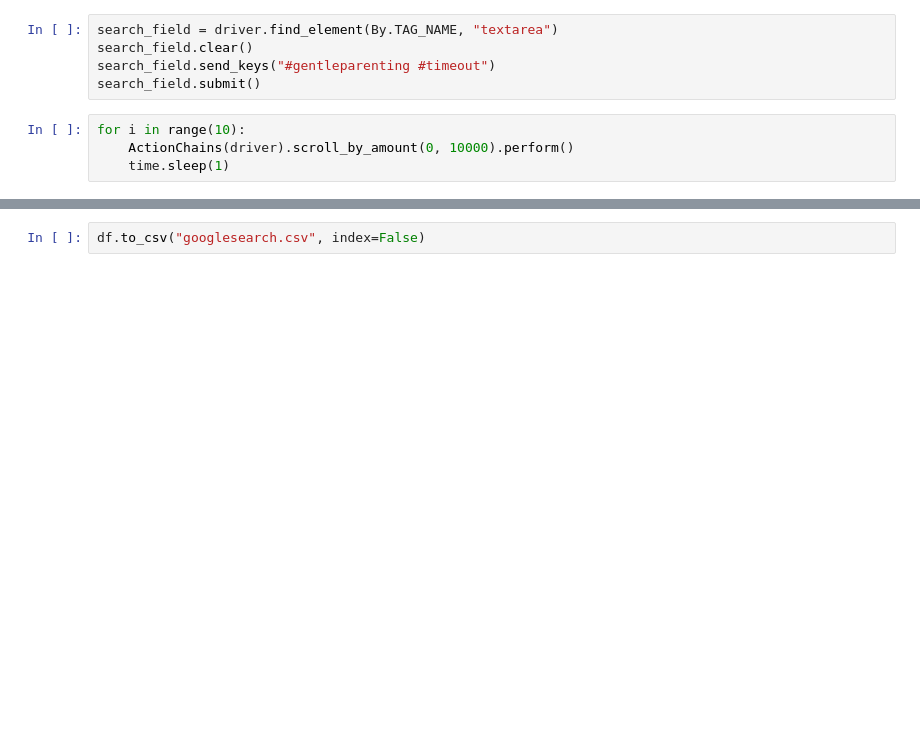
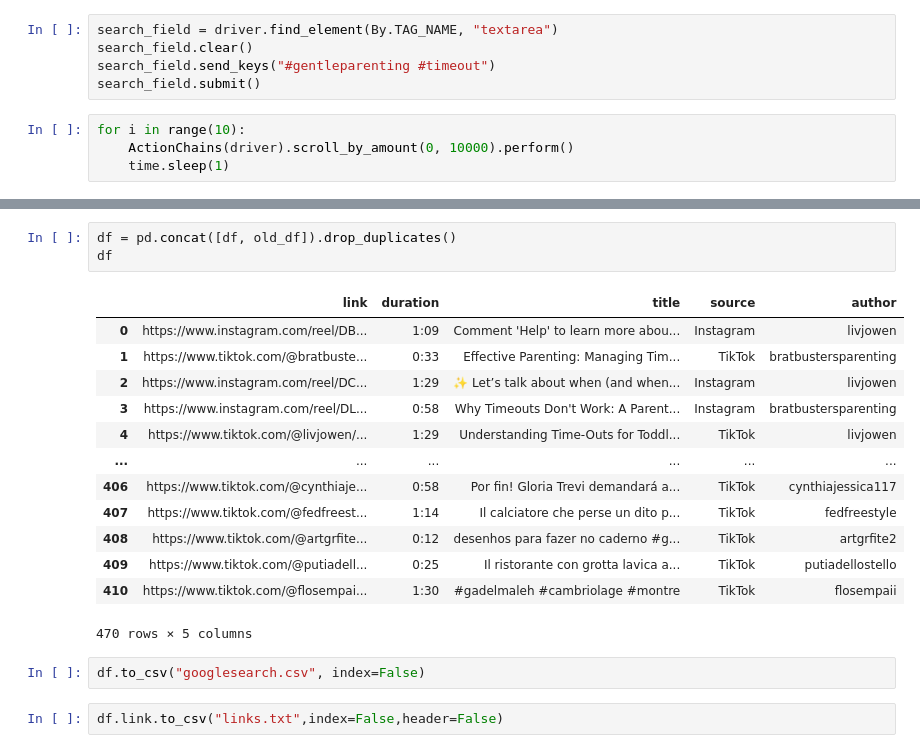
Before and after one commit to UoA-eResearch/timeout, a Jupyter notebook: googlesearch.ipynb, the cells around one changed output, grey strips where cells are left out. Drawn from its saved outputs; the diff is of its cells as text; blank space fills up the shorter version.

```diff
--- a/googlesearch.ipynb
+++ b/googlesearch.ipynb
@@ -230,2 +260,21 @@ Name: count, dtype: int64
+# %%
+df = pd.concat([df, old_df]).drop_duplicates()
+df
+# %% [output]
+|  | link | duration | title | source | author |
+| 0 | https://www.instagram.com/reel/DB... | 1:09 | Comment 'Help' to learn more abou... | Instagram | livjowen |
+| 1 | https://www.tiktok.com/@bratbuste... | 0:33 | Effective Parenting: Managing Tim... | TikTok | bratbustersparenting |
+| 2 | https://www.instagram.com/reel/DC... | 1:29 | ✨ Let’s talk about when (and when... | Instagram | livjowen |
+| 3 | https://www.instagram.com/reel/DL... | 0:58 | Why Timeouts Don't Work: A Parent... | Instagram | bratbustersparenting |
+| 4 | https://www.tiktok.com/@livjowen/... | 1:29 | Understanding Time-Outs for Toddl... | TikTok | livjowen |
+| ... | ... | ... | ... | ... | ... |
+| 406 | https://www.tiktok.com/@cynthiaje... | 0:58 | Por fin! Gloria Trevi demandará a... | TikTok | cynthiajessica117 |
+| 407 | https://www.tiktok.com/@fedfreest... | 1:14 | Il calciatore che perse un dito p... | TikTok | fedfreestyle |
+| 408 | https://www.tiktok.com/@artgrfite... | 0:12 | desenhos para fazer no caderno #g... | TikTok | artgrfite2 |
+| 409 | https://www.tiktok.com/@putiadell... | 0:25 | Il ristorante con grotta lavica a... | TikTok | putiadellostello |
+| 410 | https://www.tiktok.com/@flosempai... | 1:30 | #gadelmaleh #cambriolage #montre | TikTok | flosempaii |
+470 rows × 5 columns
 # %%
 df.to_csv("googlesearch.csv", index=False)
+# %%
+df.link.to_csv("links.txt",index=False,header=False)
```
Also changed, not shown: parts of 16 cells of this notebook, 2 other files.
